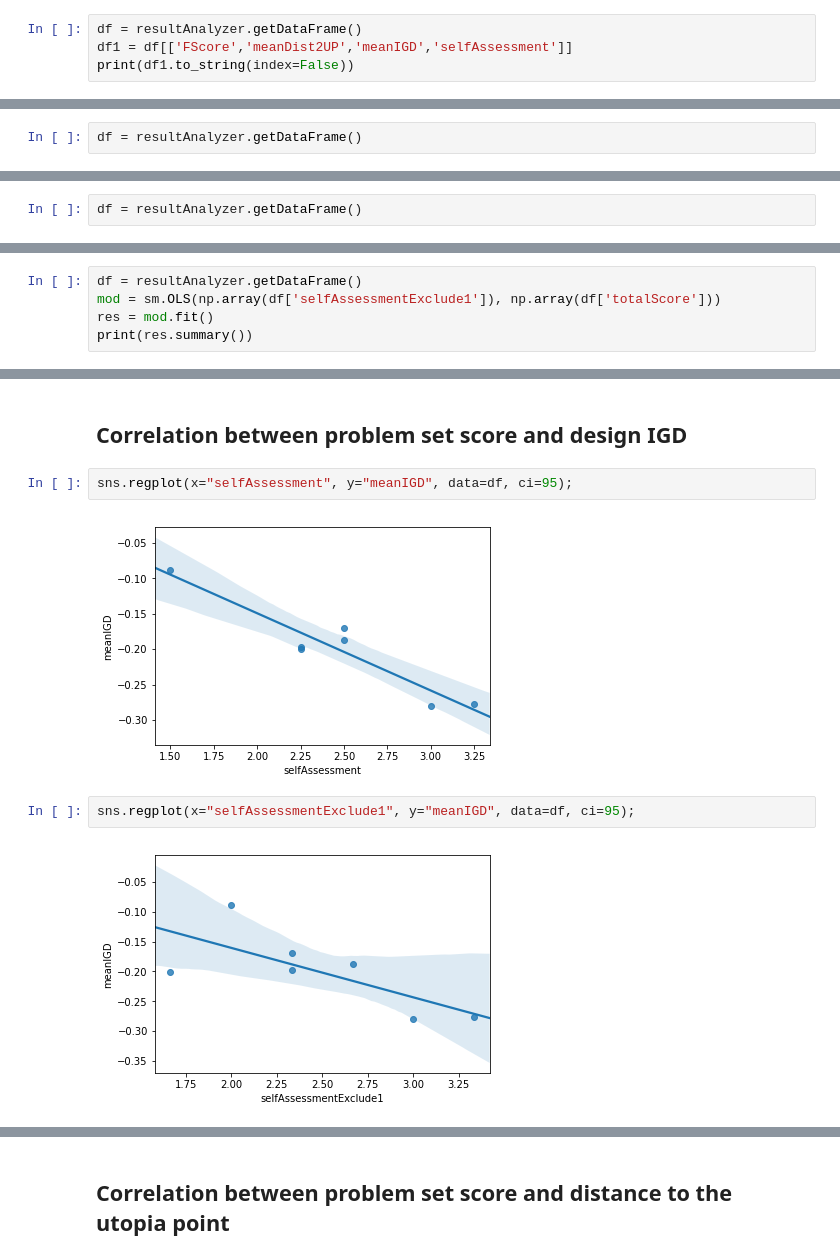
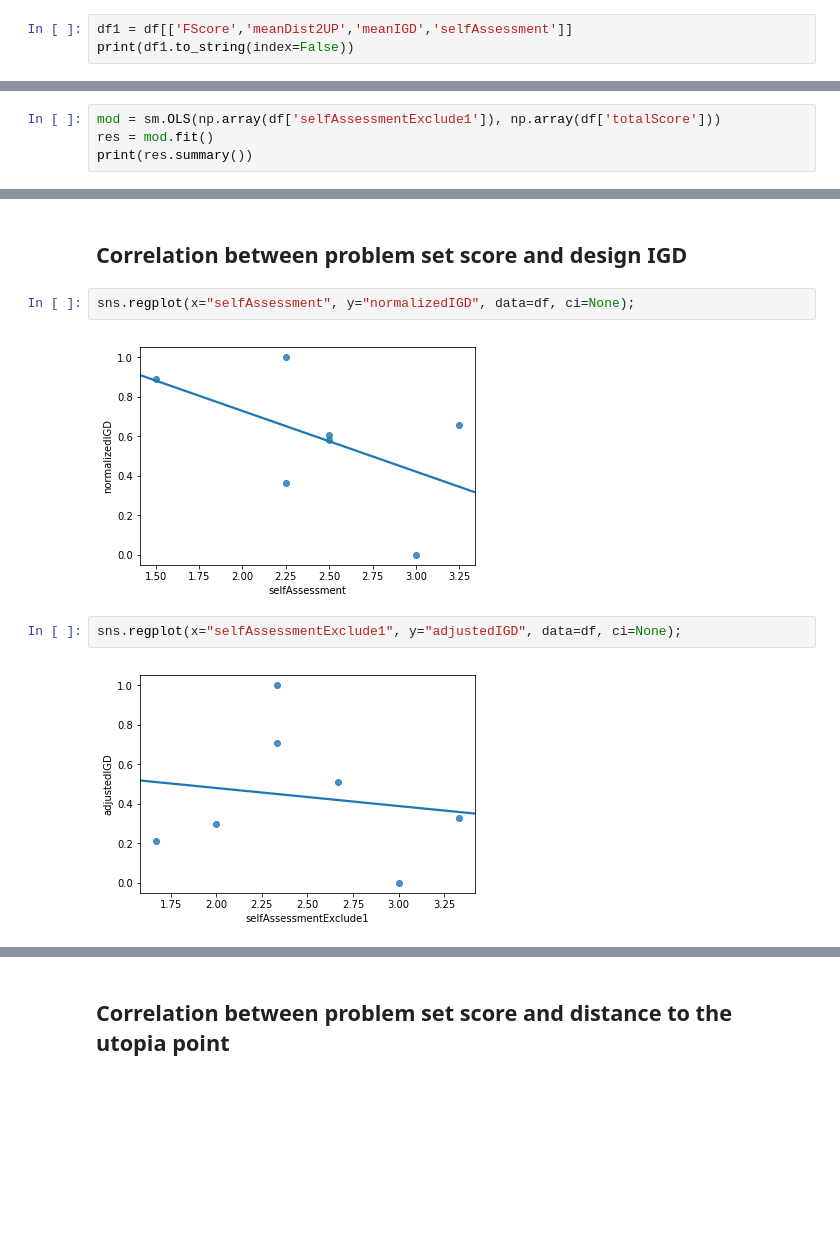
Before and after one commit to hsbang09/iFEED_experiment_result_analysis_2019, a Jupyter notebook: analysis.ipynb, the cells around one changed output, grey strips where cells are left out. Drawn from its saved outputs; the diff is of its cells as text; blank space fills up the shorter version.

```diff
--- a/analysis.ipynb
+++ b/analysis.ipynb
@@ -93,5 +97,4 @@ resultAnalyzer.getDataFrame(option="designSynthesis")
 # %%
-df = resultAnalyzer.getDataFrame()
 df1 = df[['FScore','meanDist2UP','meanIGD','selfAssessment']]
 print(df1.to_string(index=False))
 # %% [output]
@@ -277,8 +280,6 @@ visualizer.parallelCoordinates(columns=['fcl','fpwc','dcl','dpwc','FScore','DSco
 # %%
 PROP_CYCLE = plt.rcParams['axes.prop_cycle']
 COLORS = PROP_CYCLE.by_key()['color']
-# %%
-df = resultAnalyzer.getDataFrame()
 # %%
 tempVis = visualization.Visualizer(groups=[g3], groupNames=['Interactive'])
 tempDF = resultAnalyzer.getDataFrame().loc[df['condition'] == "interactive"]
@@ -390,4 +396,2 @@ visualizer.barPlot(columns=['meanIGD','numDesigns', 'DS_numDesignViewed'], dataF
 # %% [markdown]
 # Statistical tests
-# %%
-df = resultAnalyzer.getDataFrame()
@@ -541,5 +546,4 @@ sns.regplot(x="selfAssessmentExclude1", y="totalScore", data=df, ci=95)
 # %%
-df = resultAnalyzer.getDataFrame()
 mod = sm.OLS(np.array(df['selfAssessmentExclude1']), np.array(df['totalScore']))
 res = mod.fit()
 print(res.summary())
@@ -645,11 +649,11 @@ Warnings:
 # %% [markdown]
 ## Correlation between problem set score and design IGD
 # %%
-sns.regplot(x="selfAssessment", y="meanIGD", data=df, ci=95);
+sns.regplot(x="selfAssessment", y="normalizedIGD", data=df, ci=None);
 # %% [output]
-[figure, old version]
+[figure, new version]
 # %%
-sns.regplot(x="selfAssessmentExclude1", y="meanIGD", data=df, ci=95);
+sns.regplot(x="selfAssessmentExclude1", y="adjustedIGD", data=df, ci=None);
 # %% [output]
-[figure, old version]
+[figure, new version]
 # %%
```
Also changed, not shown: parts of 76 cells of this notebook, 3 other files.
